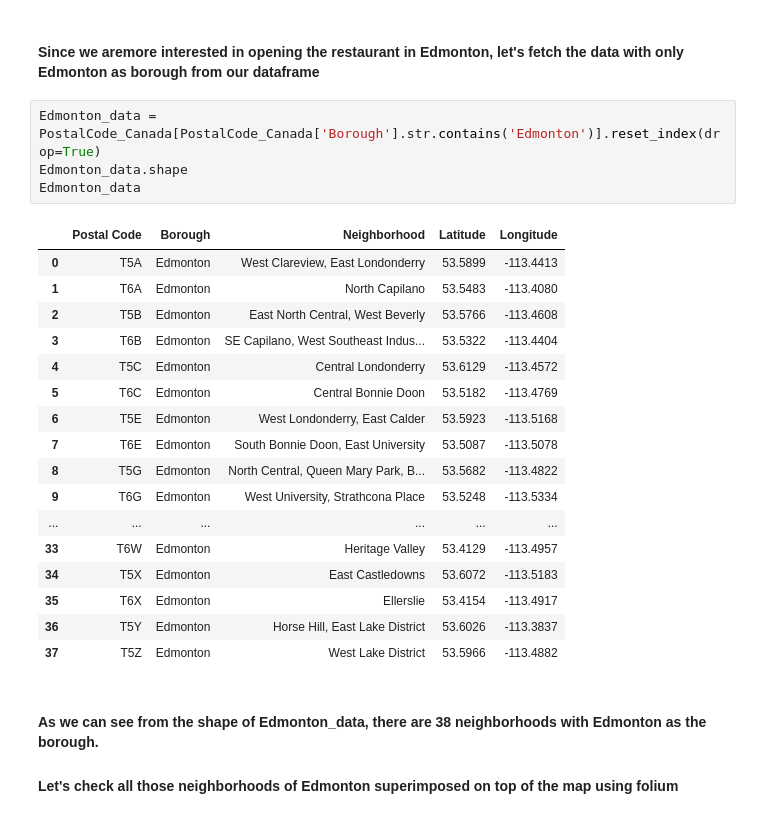
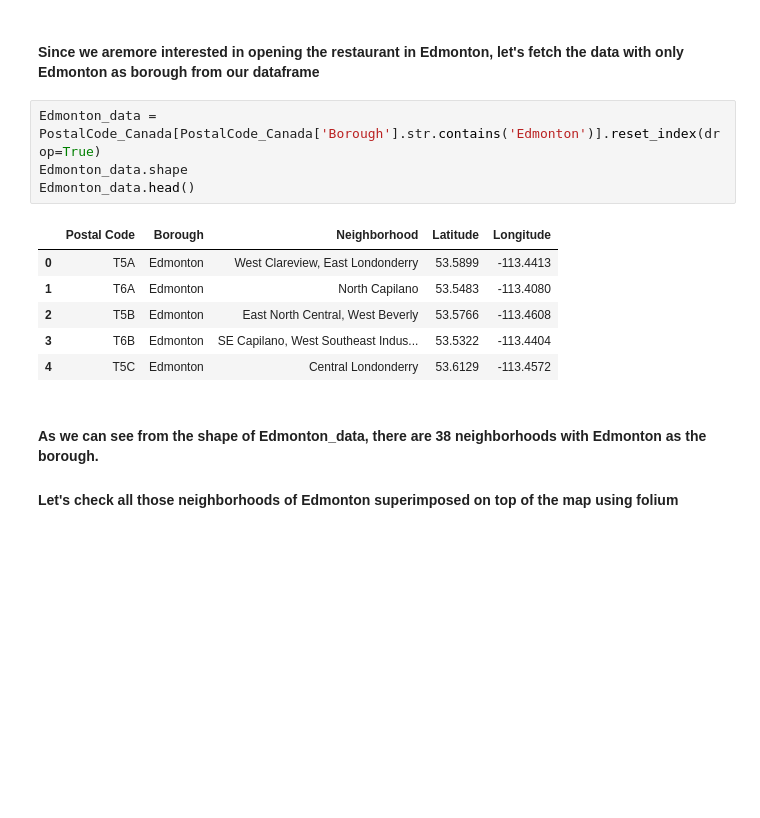
Before and after one commit to apk1991/Coursera_Capstone, a Jupyter notebook: Battle of Neighborhoods.ipynb, the cells around one changed output. Drawn from its saved outputs; the diff is of its cells as text; blank space fills up the shorter version.

```diff
--- a/Battle of Neighborhoods.ipynb
+++ b/Battle of Neighborhoods.ipynb
@@ -123,25 +123,14 @@ map_canada
 # %%
 Edmonton_data = PostalCode_Canada[PostalCode_Canada['Borough'].str.contains('Edmonton')].reset_index(drop=True)
 Edmonton_data.shape
-Edmonton_data
+Edmonton_data.head()
 # %% [output]
 |  | Postal Code | Borough | Neighborhood | Latitude | Longitude |
 | 0 | T5A | Edmonton | West Clareview, East Londonderry | 53.5899 | -113.4413 |
 | 1 | T6A | Edmonton | North Capilano | 53.5483 | -113.4080 |
 | 2 | T5B | Edmonton | East North Central, West Beverly | 53.5766 | -113.4608 |
 | 3 | T6B | Edmonton | SE Capilano, West Southeast Indus... | 53.5322 | -113.4404 |
 | 4 | T5C | Edmonton | Central Londonderry | 53.6129 | -113.4572 |
-| 5 | T6C | Edmonton | Central Bonnie Doon | 53.5182 | -113.4769 |
-| 6 | T5E | Edmonton | West Londonderry, East Calder | 53.5923 | -113.5168 |
-| 7 | T6E | Edmonton | South Bonnie Doon, East University | 53.5087 | -113.5078 |
-| 8 | T5G | Edmonton | North Central, Queen Mary Park, B... | 53.5682 | -113.4822 |
-| 9 | T6G | Edmonton | West University, Strathcona Place | 53.5248 | -113.5334 |
-| ... | ... | ... | ... | ... | ... |
-| 33 | T6W | Edmonton | Heritage Valley | 53.4129 | -113.4957 |
-| 34 | T5X | Edmonton | East Castledowns | 53.6072 | -113.5183 |
-| 35 | T6X | Edmonton | Ellerslie | 53.4154 | -113.4917 |
-| 36 | T5Y | Edmonton | Horse Hill, East Lake District | 53.6026 | -113.3837 |
-| 37 | T5Z | Edmonton | West Lake District | 53.5966 | -113.4882 |
 # %% [markdown]
 #### As we can see from the shape of Edmonton_data, there are 38 neighborhoods with Edmonton as the borough.
 #### Let's check all those neighborhoods of Edmonton superimposed on top of the map using folium
```
Also changed, not shown: parts of 18 cells of this notebook.
